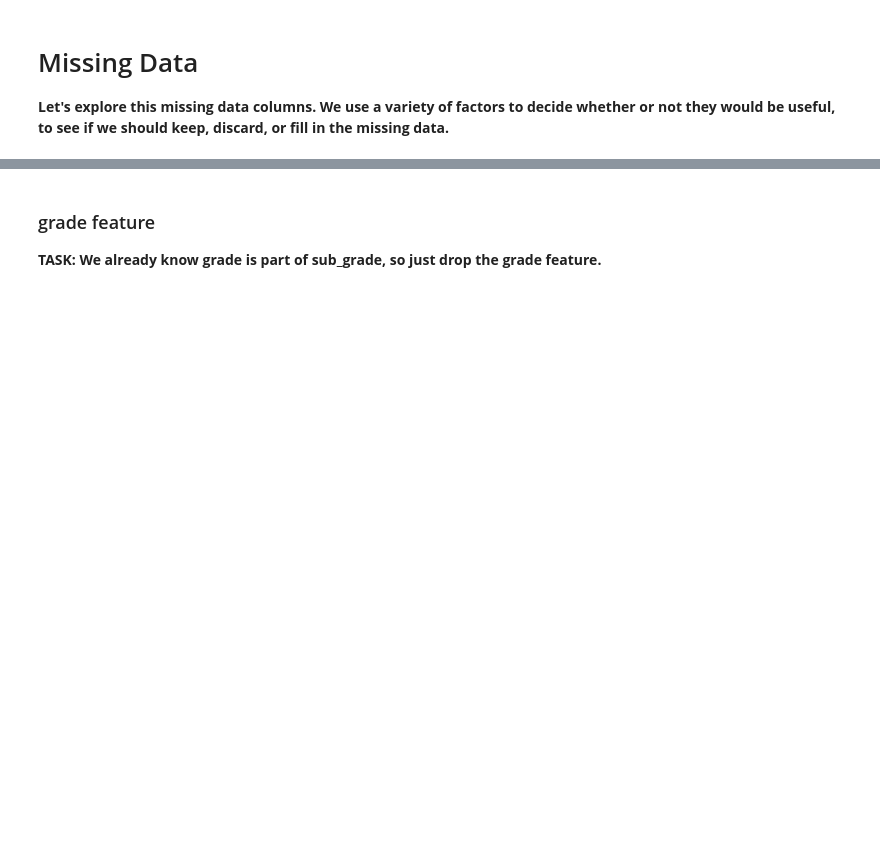
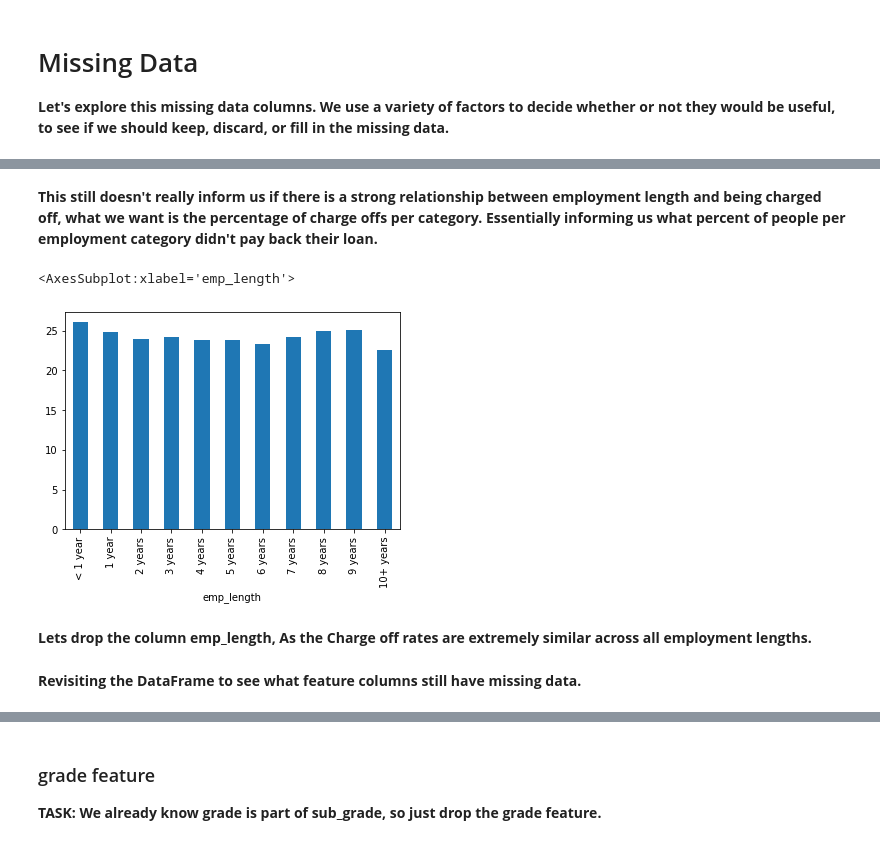
Before and after one commit to sathishkumar118/EDA-with-Lending-club-dataset, a Jupyter notebook: own_experimentation.ipynb, the cells around one changed output, grey strips where cells are left out. Drawn from its saved outputs; the diff is of its cells as text; code cells hidden in the pictures; blank space fills up the shorter version.

```diff
--- a/own_experimentation.ipynb
+++ b/own_experimentation.ipynb
@@ -462,0 +392,11 @@ df.corrwith(df.loan_repaid).drop('loan_repaid').sort_values().plot(kind = 'bar')
+# %% [markdown]
+**This still doesn't really inform us if there is a strong relationship between employment length and being charged off, what we want is the percentage of charge offs per category. Essentially informing us what percent of people per employment category didn't pay back their loan.**
+# %%
+grp_ln_stat = pd.pivot_table(df, index = ['emp_length'],columns = ['loan_status'],values=["loan_amnt"],aggfunc=len).loan_amnt
+grp_ln_stat['percent'] = grp_ln_stat['Charged Off']/grp_ln_stat['Fully Paid']*100
+grp_ln_stat.percent.plot(kind = 'bar')
+# %% [output]
+<AxesSubplot:xlabel='emp_length'>
+[figure, added]
+# %% [markdown]
+**Lets drop the column emp_length, As the Charge off rates are extremely similar across all employment lengths.**
@@ -462,0 +405,2 @@ df.corrwith(df.loan_repaid).drop('loan_repaid').sort_values().plot(kind = 'bar')
+# %% [markdown]
+**Revisiting the DataFrame to see what feature columns still have missing data.**
```
Also changed, not shown: parts of 187 cells of this notebook.
